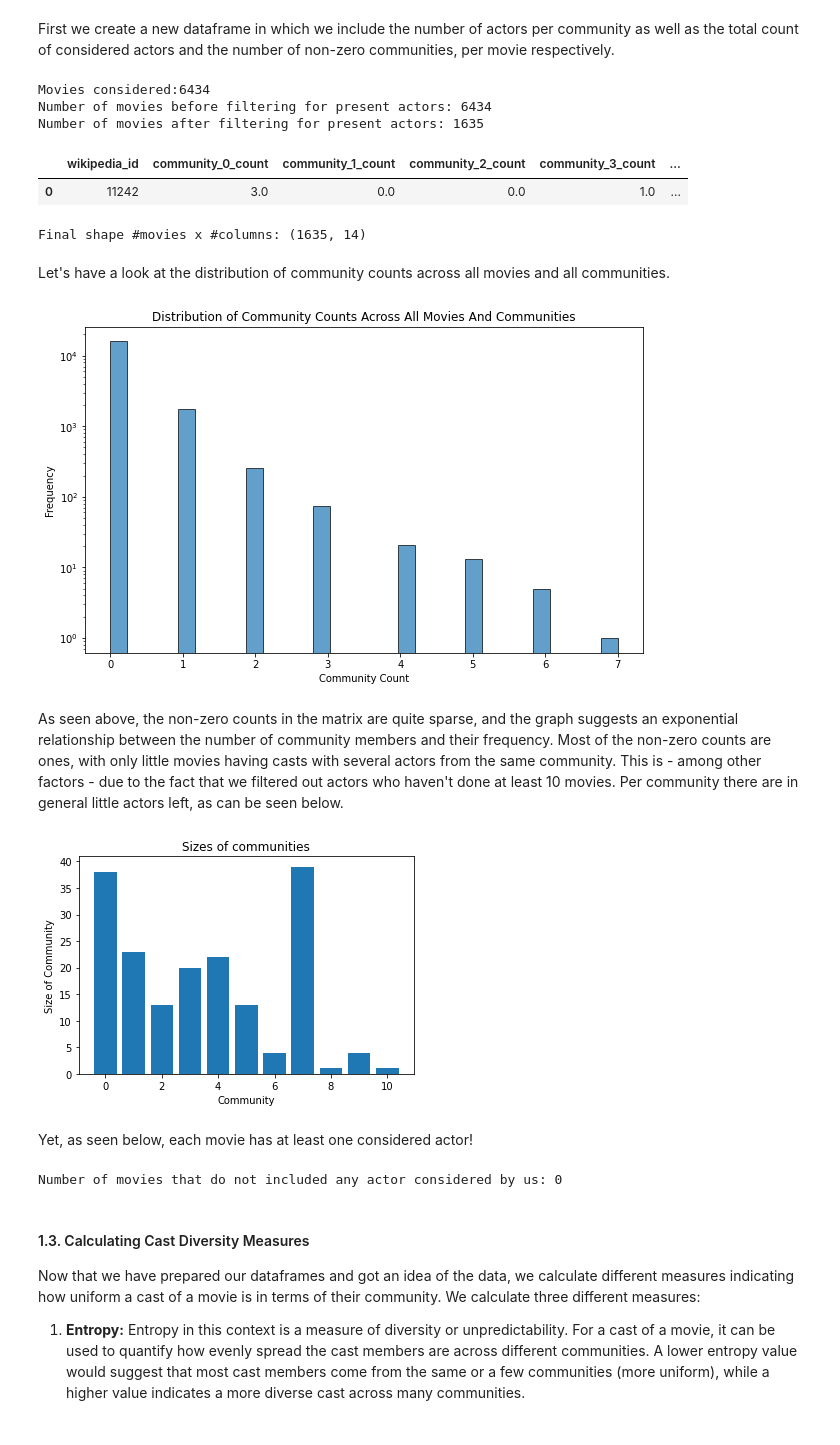
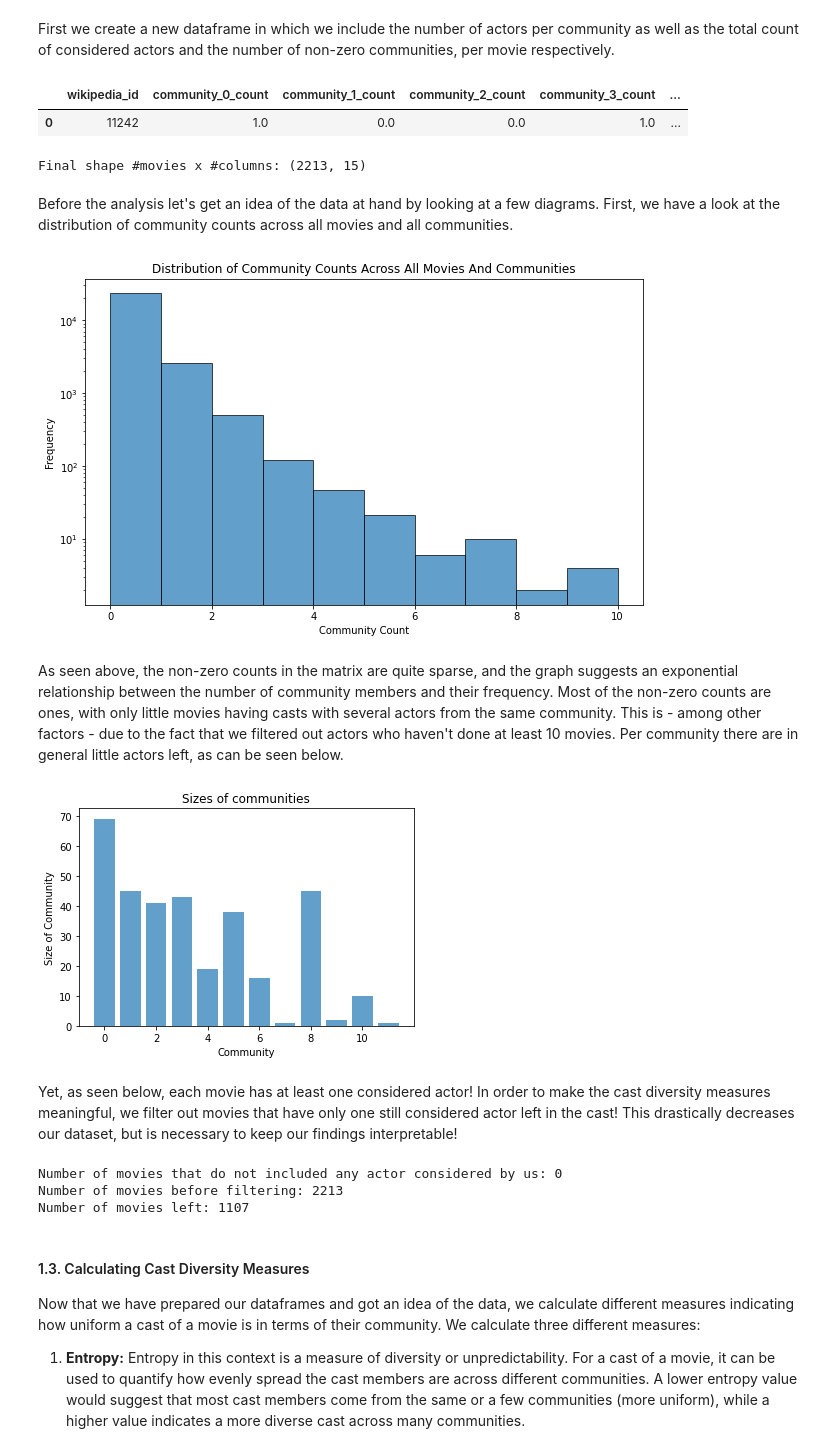
Before and after one commit to epfl-ada/ada-2023-project-shinebrightlikeadamon, a Jupyter notebook: network_analysis.ipynb, the cells around one changed output. Drawn from its saved outputs; the diff is of its cells as text; code cells hidden in the pictures.

Commit message:
Final network_analysis commit

```diff
--- a/network_analysis.ipynb
+++ b/network_analysis.ipynb
@@ -386,7 +386,8 @@ For this analysis we first calculate the number of actors per community for each
 While we have done the previous graphs based on actors, that have done at least 15 movies together for better visualizability, we will now continue with the 10-movie-threshold in order to keep enough samples and make statistically relevant statements. We therefore have to first rerun the community detection from the previous chapter.
 #### 1.1 Recompute communities
 # %%
-actor_one_hot_choice = actor_one_hot_12
+# Continue with 10-movie threshold
+actor_one_hot_choice = actor_one_hot_10
 
 # Grouping movies so that each movie corresponds to a single row in the dataframe
 movies_grouped_by_actor = actor_one_hot_choice.groupby("wikipedia_id").agg("sum")
@@ -497,7 +479,6 @@ First we create a new dataframe in which we include the number of actors per com
 # %%
 # Base calculations on previously chosen one-hot-encoding dataframe
 movies_one_hot_actors = actor_one_hot_choice.copy()
-print(f'Movies considered:{len(movies_one_hot_actors["wikipedia_id"].unique())}')
 
 # Get actor-community mapping in a list
 flattened_data = [(actor, community_id) for community_id, actors in communities.items() for actor in actors]
@@ -513,22 +494,13 @@ long_movies_df = movies_one_hot_actors.melt(id_vars=['wikipedia_id'],
                                 var_name='actor_id',
                                 value_name='is_present')
 
- # TODO In this step, we loose a lot of movies!!! Afterwards we only have 2213 movies leftis_present == 0)
-# The only explanation for this is that we apparently have movies without actors...
-
 # Filter out rows where the respective actor is not present
-print(f'Number of movies before filtering for present actors: {len(long_movies_df["wikipedia_id"].unique())}')
 long_movies_df = long_movies_df[long_movies_df['is_present'] == 1]
-print(f'Number of movies after filtering for present actors: {len(long_movies_df["wikipedia_id"].unique())}')
 
 # Include info about community per actor by merging with actor_community
 merged_df = long_movies_df.merge(actor_community, on='actor_id')
 # Remove the 'freebase_actor_id_' prefix from actor_id
 merged_df['actor_id'] = merged_df['actor_id'].str.replace('freebase_actor_id_', '')
-
-# Check if everything worked
-# print(f'Unique actors after merge: {len(merged_df["actor_id"].unique())}')
-# print(f'Unique communities after merge: {len(merged_df["community_id"].unique())}')
 
 # Group by movie and community and count
 community_counts = merged_df.groupby(['wikipedia_id', 'community_id']).size().reset_index(name='count')
@@ -556,14 +528,12 @@ mov_com_count = pivoted_df.copy()
 display(mov_com_count.head(1))
 print(f'Final shape #movies x #columns: {mov_com_count.shape}')
 # %% [output]
+|  | wikipedia_id | community_0_count | community_1_count | community_2_count | community_3_count | ... |
+| 0 | 11242 | 1.0 | 0.0 | 0.0 | 1.0 | ... |
-Movies considered:6434
-Number of movies before filtering for present actors: 6434
-Number of movies after filtering for present actors: 1635
+Final shape #movies x #columns: (2213, 15)
-|  | wikipedia_id | community_0_count | community_1_count | community_2_count | community_3_count | ... |
-| 0 | 11242 | 3.0 | 0.0 | 0.0 | 1.0 | ... |
-Final shape #movies x #columns: (1635, 14)
 # %% [markdown]
-Let's have a look at the distribution of community counts across all movies and all communities.
+Before the analysis let's get an idea of the data at hand by looking at a few diagrams.
+First, we have a look at the distribution of community counts across all movies and all communities.
 # %%
 # Extract columns that start with 'community_' and end with '_count'
 community_count_columns = [col for col in mov_com_count.columns if col.startswith('community_') and col.endswith('_count')]
@@ -573,35 +543,52 @@ all_community_counts = mov_com_count[community_count_columns].values.flatten()
 
 # Plot histogram
 plt.figure(figsize=(10, 6))
-plt.hist(all_community_counts, bins=30, edgecolor='black', alpha=0.7)
+plt.hist(all_community_counts, edgecolor='black', alpha=0.7)
 plt.title('Distribution of Community Counts Across All Movies And Communities')
 plt.xlabel('Community Count')
 plt.ylabel('Frequency')
 plt.yscale('log')
+
+# Save the plot
+plt.savefig('img/Distribution_of_ Community_Counts_Across_All_ Movies_And_Communities.png', dpi=300, bbox_inches='tight')
+
+# Show the plot
 plt.show()
 # %% [output]
-[figure, old version]
+[figure, new version]
 # %% [markdown]
 As seen above, the non-zero counts in the matrix are quite sparse, and the graph suggests an exponential relationship between the number of community members and their frequency. Most of the non-zero counts are ones, with only little movies having casts with several actors from the same community. This is - among other factors - due to the fact that we filtered out actors who haven't done at least 10 movies. Per community there are in general little actors left, as can be seen below.
 # %%
 # Extracting the sizes of the communities
 sizes = [len(arr) for arr in communities.values()]
 
 # Plotting
-plt.bar(communities.keys(), sizes)
+plt.bar(communities.keys(), sizes, alpha=0.7)
 plt.xlabel('Community')
 plt.ylabel('Size of Community')
 plt.title('Sizes of communities')
+
+# Save the plot
+plt.savefig('img/SizesOfCommunities.png', dpi=300, bbox_inches='tight')
+
+# Show the plot
 plt.show()
 # %% [output]
-[figure, old version]
+[figure, new version]
-# %% [markdown]
-Yet, as seen below, each movie has at least one considered actor!
+# %% [markdown]
+Yet, as seen below, each movie has at least one considered actor! In order to make the cast diversity measures meaningful, we filter out movies that have only one still considered actor left in the cast! This drastically decreases our dataset, but is necessary to keep our findings interpretable!
 # %%
 # Print amount of movies without considered actors
 print(f'Number of movies that do not included any actor considered by us: {(mov_com_count["non_zero_communities"] == 0).sum()}')
+
+# Filter out unrepresentative movies with only 1 considered actor!
+print(f'Number of movies before filtering: {mov_com_count.shape[0]}')
+mov_com_count = mov_com_count[(mov_com_count["total_community_count"] != 1)]
+print(f'Number of movies left: {mov_com_count.shape[0]}')
 # %% [output]
 Number of movies that do not included any actor considered by us: 0
+Number of movies before filtering: 2213
+Number of movies left: 1107
 # %% [markdown]
 #### 1.3. Calculating Cast Diversity Measures
 Now that we have prepared our dataframes and got an idea of the data, we calculate different measures indicating how uniform a cast of a movie is in terms of their community. We calculate three different measures:
```
Also changed, not shown: parts of 35 cells of this notebook, 11 other files.
